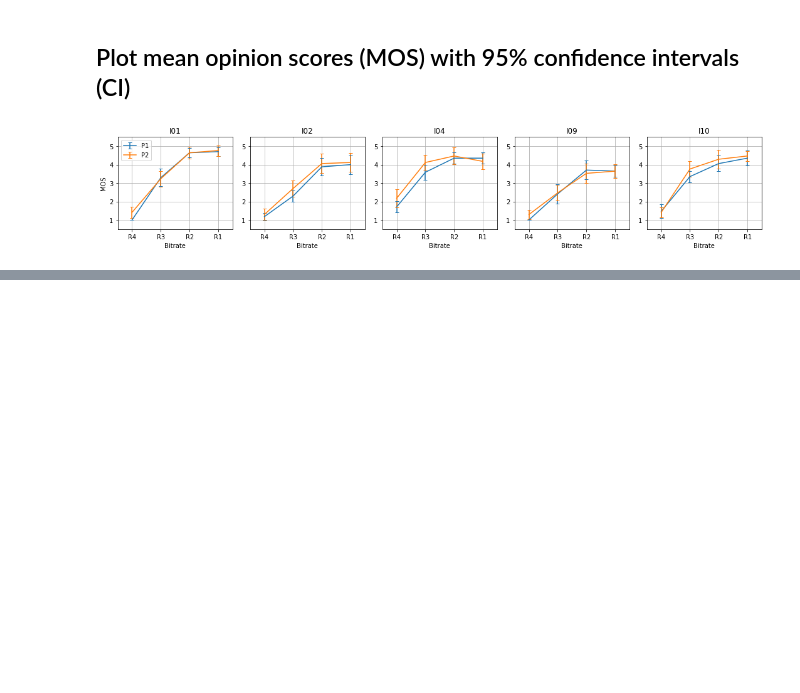
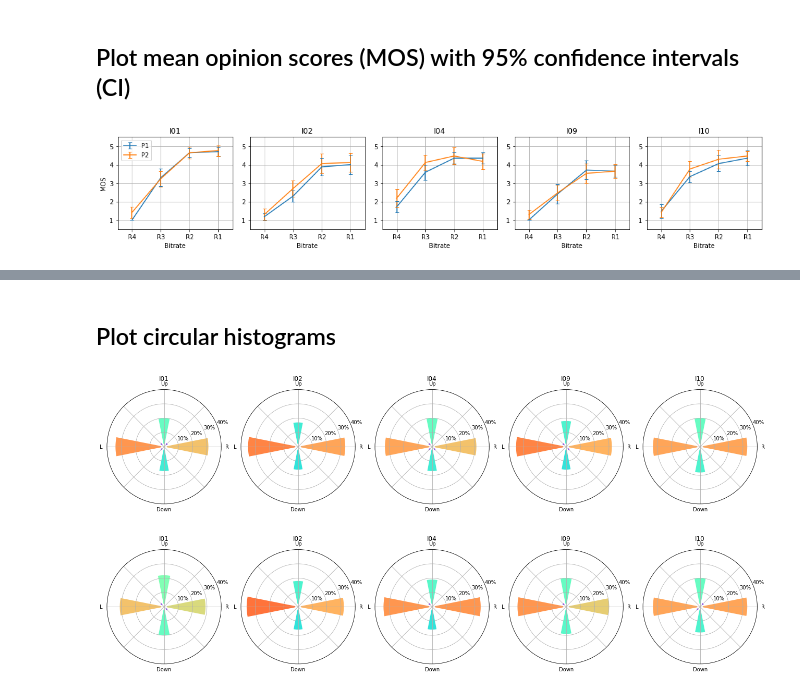
Before and after one commit to mmspg/lightfieldvrtb, a Jupyter notebook: data_analysis/analyse_results.ipynb, the cells around one changed output, grey strips where cells are left out. Drawn from its saved outputs; the diff is of its cells as text; code cells hidden in the pictures; blank space fills up the shorter version.

```diff
--- a/data_analysis/analyse_results.ipynb
+++ b/data_analysis/analyse_results.ipynb
@@ -147,0 +282,45 @@ plt.show()
+# %% [markdown]
+## Plot circular histograms
+# %%
+df = dfTimeAndVectors
+
+
+def plot_windrose(i,c,n):
+    df1 = df[(df.Image==i)&(df.Codec==c)]        # Get data for specified content and codec
+    dir_list = [( 1, 0),( 1, 1),( 0, 1),(-1, 1), # Order of directions
+                (-1, 0),(-1,-1),( 0,-1),( 1,-1)]
+    ax = plt.subplot(1, 5, n, polar=True)
+    radii = [round(len(df1[df1.Vector==d])/len(df1.Vector)*100) for d in dir_list]
+    N = len(radii)
+    theta = np.arange(0.0, 2*np.pi, 2*np.pi/N)
+    width = np.pi/N
+    bars = plt.bar(theta, radii, width=width, bottom=2.0)
+    for r,bar in zip(radii, bars):
+        bar.set_facecolor( plt.cm.rainbow(r/40))
+        bar.set_alpha(1.0)
+    ax.set_xticklabels(['R','','Up','','L','','Down',''])
+    plt.yticks([10,20,30,40], ["10%","20%","30%","40%"])
+    plt.ylim(0,40)
+    plt.title(i)
+
+contents = ('I01','I02','I04','I09','I10')
+
+# Make plots for codec P1
+plt.subplots(1,5,figsize=(18,4))
+for i,n in zip(contents,range(1,len(contents)+1)):
+    plot_windrose(i,'P1',n)
+plt.tight_layout()
+plt.savefig("direction_charts_P1.pdf")
+
+# Make plots for codec P2
+plt.subplots(1,5,figsize=(18,4))
+for i,n in zip(contents,range(1,len(contents)+1)):
+    plot_windrose(i,'P2',n)
+plt.tight_layout()
+plt.savefig("direction_charts_P2.pdf")
+
+
+plt.show()
+# %% [output]
+[figure, added]
+[figure, added]
```
Also changed, not shown: parts of 9 cells of this notebook.
